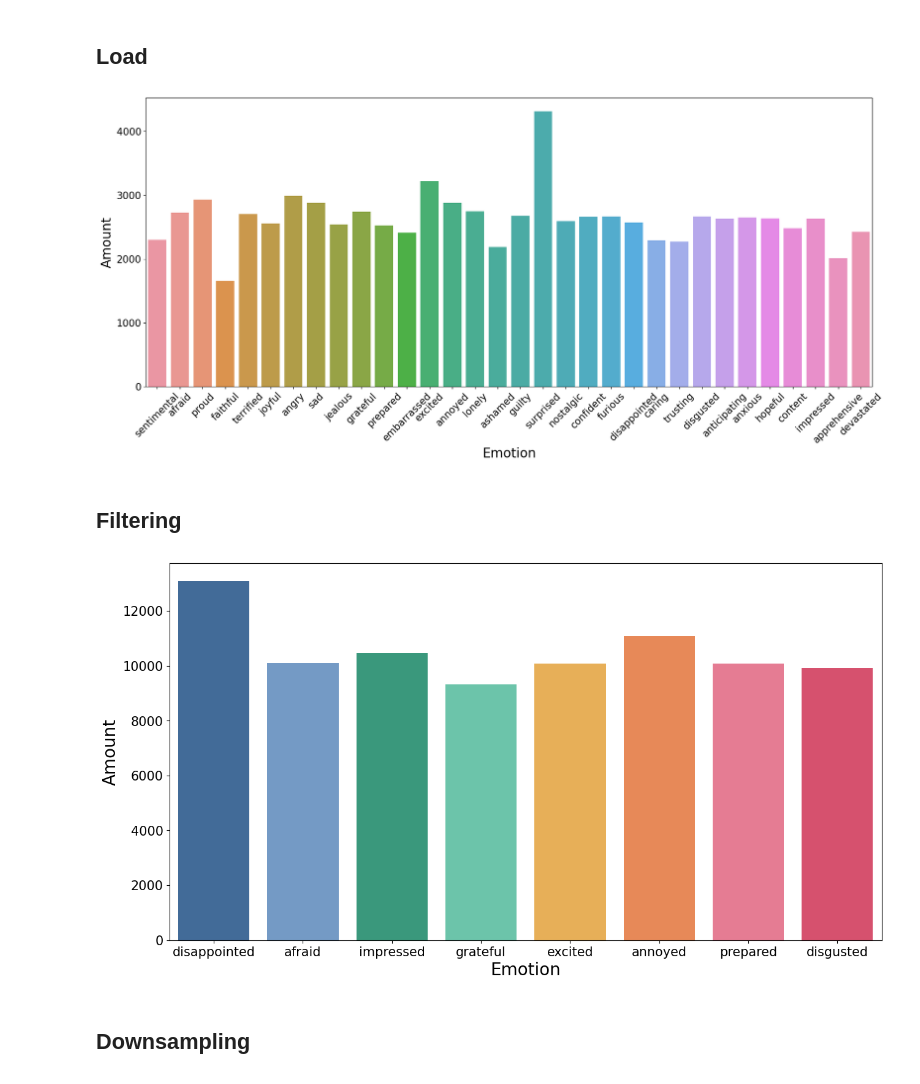
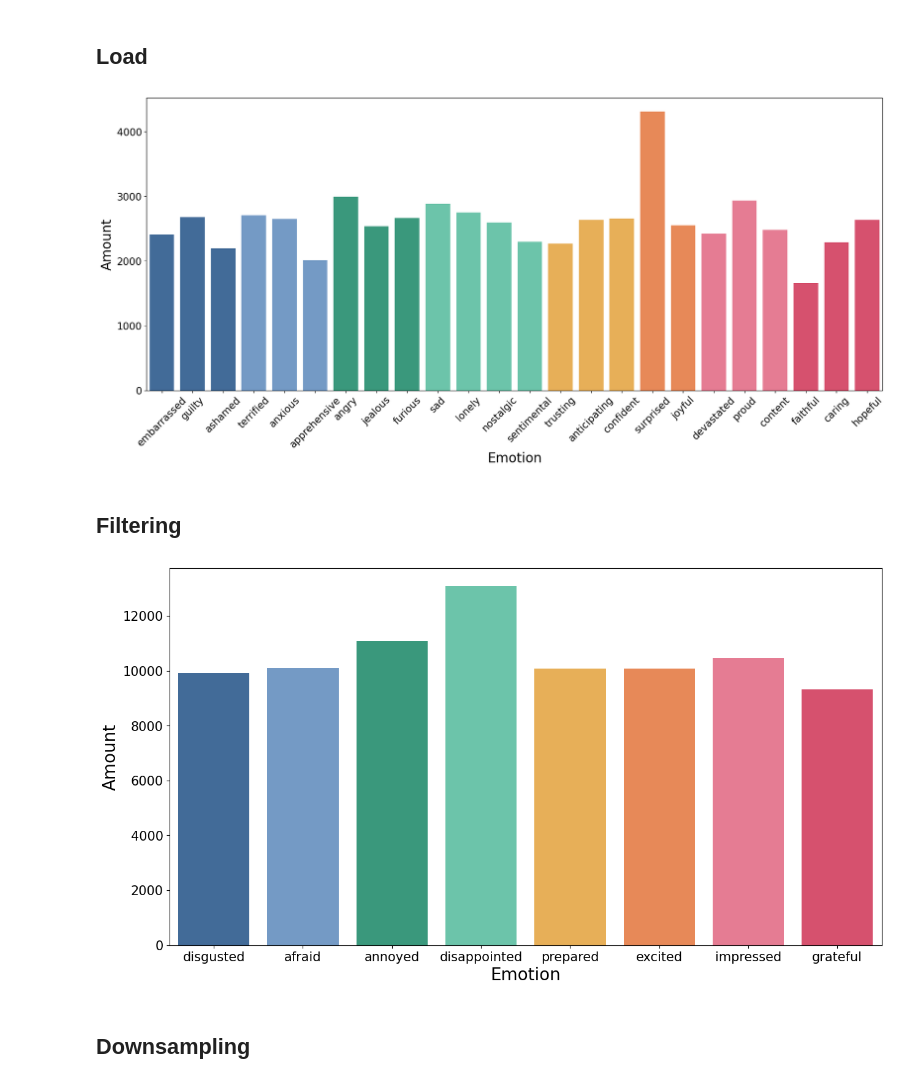
Before and after one commit to zer0deck/transformer_chatbot, a Jupyter notebook: results.ipynb, the cells around one changed output. Cells and saved outputs as stored; diff of their text form; code cells hidden in the pictures.

Commit message:
update images

```diff
--- a/results.ipynb
+++ b/results.ipynb
@@ -23,56 +23,61 @@ words = set(nltk.corpus.words.words())
 # %% [markdown]
 ## Load
 # %%
-def show_plot(df: pd.DataFrame, field:str = 'emotion', rot: int = 45, xsize:int=20):
+def show_plot(df: pd.DataFrame, field:str = 'emotion', rot: int = 45, xsize:int=20, order:list = None, p:list = ['#346aa6', '#6699d3', '#2aa882', '#5dd3b0', '#ffb440', '#ff8240', '#f66b89', '#ec3b61']):
     plt.figure(figsize = [xsize, 8])
-    sns.countplot(x=df[field], palette=c_pal)
+    sns.countplot(x=df[field], palette=p, order = order)
     plt.xticks(rotation=rot, size=15)
     plt.yticks(size=15)
     plt.ylabel('Amount', size=20)
     plt.xlabel(field.title(), size=20)
     plt.show()
+# %%
+order = ['embarrassed', 'guilty', 'ashamed', 'terrified', 'anxious', 'apprehensive', 'angry', 'jealous', 'furious', 'sad', 'lonely', 'nostalgic', 'sentimental', 'trusting', 'anticipating', 'confident', 'surprised', 'joyful', 'devastated', 'proud', 'content', 'faithful', 'caring', 'hopeful']
+p = ['#346aa6'] * 3 + ['#6699d3'] * 3 + ['#2aa882'] * 3 + ['#5dd3b0'] * 4 + ['#ffb440'] * 3 + ['#ff8240'] * 2 + ['#f66b89'] * 3 + ['#ec3b61'] * 3
 # %%
 df = pd.read_csv('data/training_dataset.csv', sep=';')
-show_plot(df)
+show_plot(df, p=p, order=order)
 # %% [output]
-[figure, old version]
+[figure, new version]
 # %% [markdown]
 ## Filtering
 # %%
-df.loc[df['emotion'] == 'surprised', 'emotion'] = 'excited'
-df.loc[df['emotion'] == 'joyful', 'emotion'] = 'excited'
+df.loc[df['emotion'] == 'embarrassed', 'emotion'] = "disgusted"
+df.loc[df['emotion'] == 'guilty', 'emotion'] = "disgusted"
+df.loc[df['emotion'] == 'ashamed', 'emotion'] = "disgusted"
 
 df.loc[df['emotion'] == 'terrified', 'emotion'] = 'afraid'
 df.loc[df['emotion'] == 'anxious', 'emotion'] = 'afraid'
 df.loc[df['emotion'] == 'apprehensive', 'emotion'] = 'afraid'
 
-df.loc[df['emotion'] == 'embarrassed', 'emotion'] = "disgusted"
-df.loc[df['emotion'] == 'guilty', 'emotion'] = "disgusted"
-df.loc[df['emotion'] == 'ashamed', 'emotion'] = "disgusted"
-
 df.loc[df['emotion'] == 'angry', 'emotion'] = "annoyed"
 df.loc[df['emotion'] == 'jealous', 'emotion'] = "annoyed"
 df.loc[df['emotion'] == 'furious', 'emotion'] = "annoyed"
-
-df.loc[df['emotion'] == 'faithful', 'emotion'] = "grateful"
-df.loc[df['emotion'] == 'caring', 'emotion'] = "grateful"
-df.loc[df['emotion'] == 'hopeful', 'emotion'] = "grateful"
 
 df.loc[df['emotion'] == 'sad', 'emotion'] = "disappointed"
 df.loc[df['emotion'] == 'lonely', 'emotion'] = "disappointed"
 df.loc[df['emotion'] == 'nostalgic', 'emotion'] = "disappointed"
 df.loc[df['emotion'] == 'sentimental', 'emotion'] = "disappointed"
 
+df.loc[df['emotion'] == 'trusting', 'emotion'] = "prepared"
+df.loc[df['emotion'] == 'anticipating', 'emotion'] = "prepared"
+df.loc[df['emotion'] == 'confident', 'emotion'] = "prepared"
+
+df.loc[df['emotion'] == 'surprised', 'emotion'] = 'excited'
+df.loc[df['emotion'] == 'joyful', 'emotion'] = 'excited'
+
 df.loc[df['emotion'] == 'devastated', 'emotion'] = "impressed"
 df.loc[df['emotion'] == 'proud', 'emotion'] = "impressed"
 df.loc[df['emotion'] == 'content', 'emotion'] = "impressed"
 
-df.loc[df['emotion'] == 'trusting', 'emotion'] = "prepared"
-df.loc[df['emotion'] == 'anticipating', 'emotion'] = "prepared"
-df.loc[df['emotion'] == 'confident', 'emotion'] = "prepared"
-show_plot(df, rot = 0, xsize=15)
+df.loc[df['emotion'] == 'faithful', 'emotion'] = "grateful"
+df.loc[df['emotion'] == 'caring', 'emotion'] = "grateful"
+df.loc[df['emotion'] == 'hopeful', 'emotion'] = "grateful"
+
+order = ['disgusted', 'afraid', 'annoyed', 'disappointed', 'prepared', 'excited', 'impressed', 'grateful']
+show_plot(df, rot = 0, xsize=15, order=order)
 # %% [output]
-[figure, old version]
+[figure, new version]
 # %% [markdown]
 ## Downsampling
 # %%
```
Also changed, not shown: parts of 1 cell of this notebook, 3 other files.
